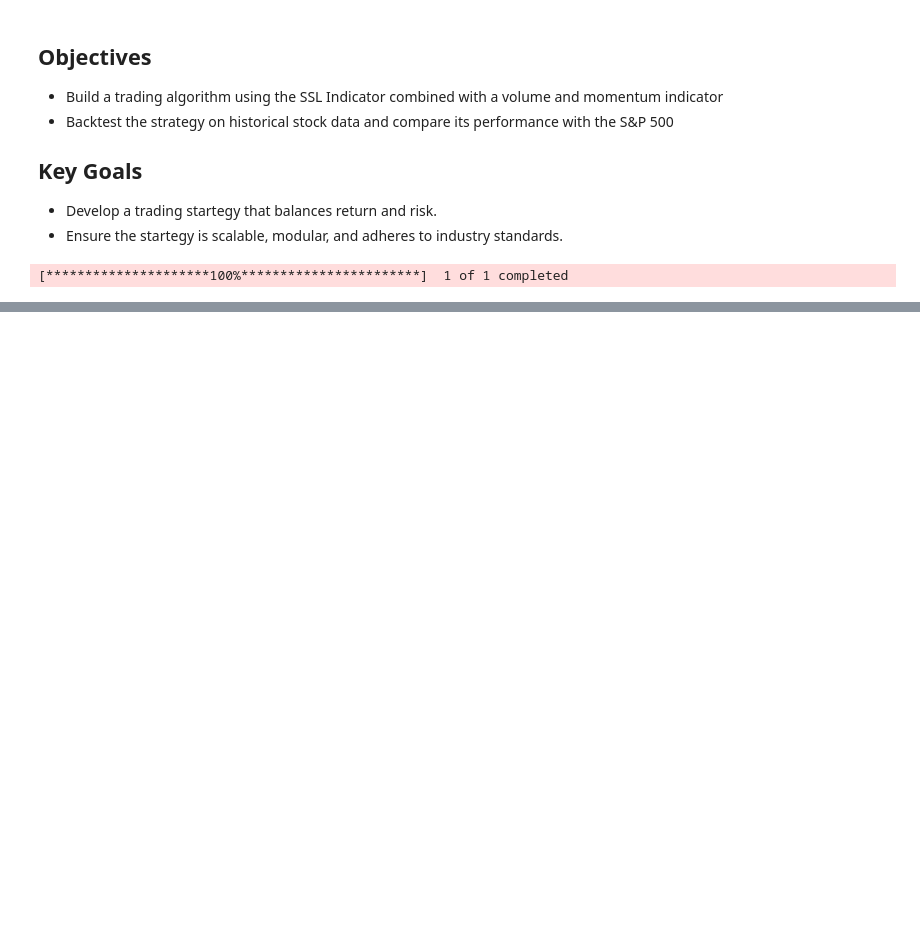
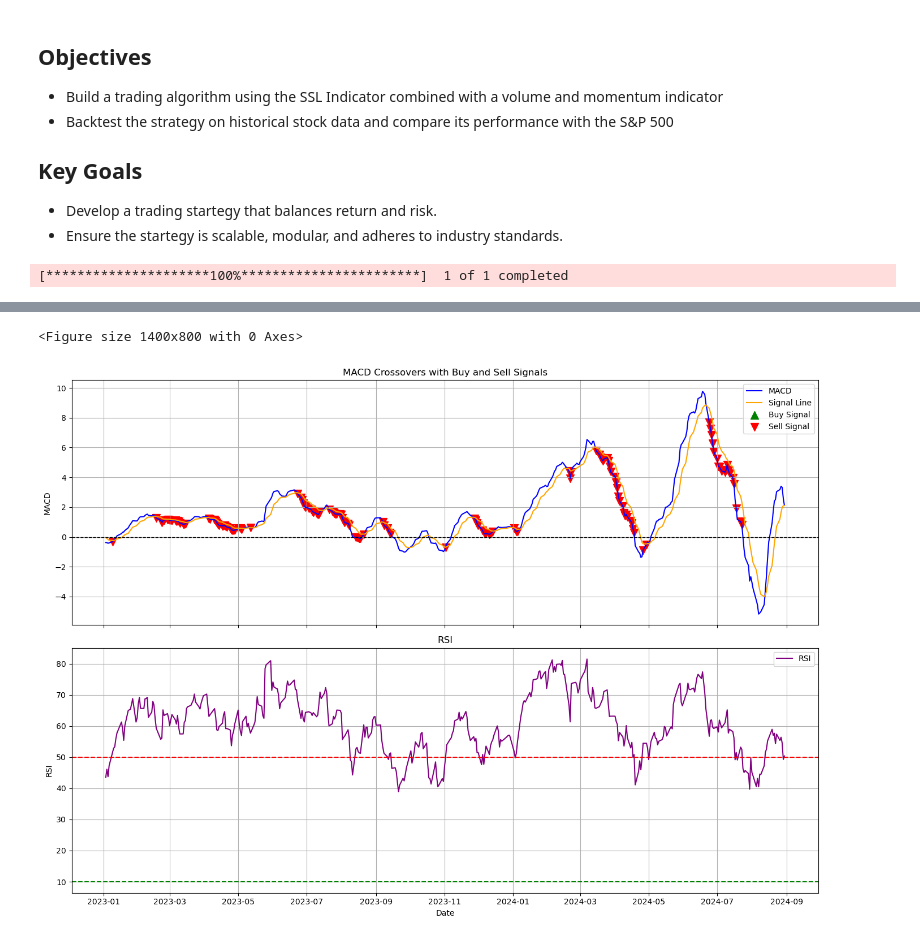
Before and after one commit to cody-mckeon/Algo_Indicator_0, a Jupyter notebook: Algo_Indicator_0.ipynb, the cells around one changed output, grey strips where cells are left out. Cells and saved outputs as stored; diff of their text form; code cells hidden in the pictures; blank space fills up the shorter version.

```diff
--- a/Algo_Indicator_0.ipynb
+++ b/Algo_Indicator_0.ipynb
@@ -194 +459,59 @@ df_cleaned
 3619 rows × 17 columns
+# %%
+def plot_macd_rsi(df, start_date=None, end_date=None):
+    """
+    Plot MACD and RSI with buy and sell signals, and allow zooming by date range.
+
+    Parameters:
+    df (pd.DataFrame): DataFrame containing MACD, MACD Signal, buy and sell signals, RSI, etc.
+    start_date (str or pd.Timestamp): Start date for the plot (optional)
+    end_date (str or pd.Timestamp): End date for the plot (optional)
+    """
+
+     # Optionally filter the DataFrame for the given date range
+    if start_date and end_date:
+        df = df[(df.index >= pd.to_datetime(start_date)) & (df.index <= pd.to_datetime(end_date))]
+
+    # Plotting MACD and Signal line with crossovers
+    plt.figure(figsize=(14, 8))
+
+    # Create subplots: 2 rows, 1 column
+    fig, (ax1, ax2) = plt.subplots(2, 1, figsize=(14, 10), sharex=True)
+
+    # Plot MACD and Signal line on the first subplot (ax1)
+    ax1.plot(df.index, df['macd'], label='MACD', color='blue')
+    ax1.plot(df.index, df['macdsignal'], label='Signal Line', color='orange')
+
+    # Highlight buy and sell signals on MACD plot
+    ax1.scatter(df.index[df['buy'] == 1], df['macd'][df['buy'] == 1], label='Buy Signal', marker='^', color='green', s=100)
+    ax1.scatter(df.index[df['sell'] == -1], df['macd'][df['sell'] == -1], label='Sell Signal', marker='v', color='red', s=100)
+
+    # Add labels, legend, and title for MACD plot
+    ax1.set_title('MACD Crossovers with Buy and Sell Signals')
+    ax1.axhline(0, color='black', linestyle='--', linewidth=1)  # Horizontal line at MACD 0
+    ax1.set_ylabel('MACD')
+    ax1.legend()
+    ax1.grid(True)
+
+    # Plot RSI on the second subplot (ax2)
+    ax2.plot(df.index, df['rsi'], label='RSI', color='purple')
+    ax2.axhline(10, color='green', linestyle='--')  # RSI oversold line
+    ax2.axhline(50, color='red', linestyle='--')    # RSI overbought line
+
+    # Add labels, legend, and title for RSI plot
+    ax2.set_title('RSI')
+    ax2.set_ylabel('RSI')
+    ax2.set_xlabel('Date')
+    ax2.legend()
+    ax2.grid(True)
+
+    # Tight layout for better spacing
+    plt.tight_layout()
+
+    # Show plot
+    plt.show()
+
+plot_macd_rsi(df_cleaned, start_date='2023-01-01', end_date='2024-09-01')
+# %% [output]
+<Figure size 1400x800 with 0 Axes>
+[figure, added]
```
Also changed, not shown: parts of 11 cells of this notebook.
